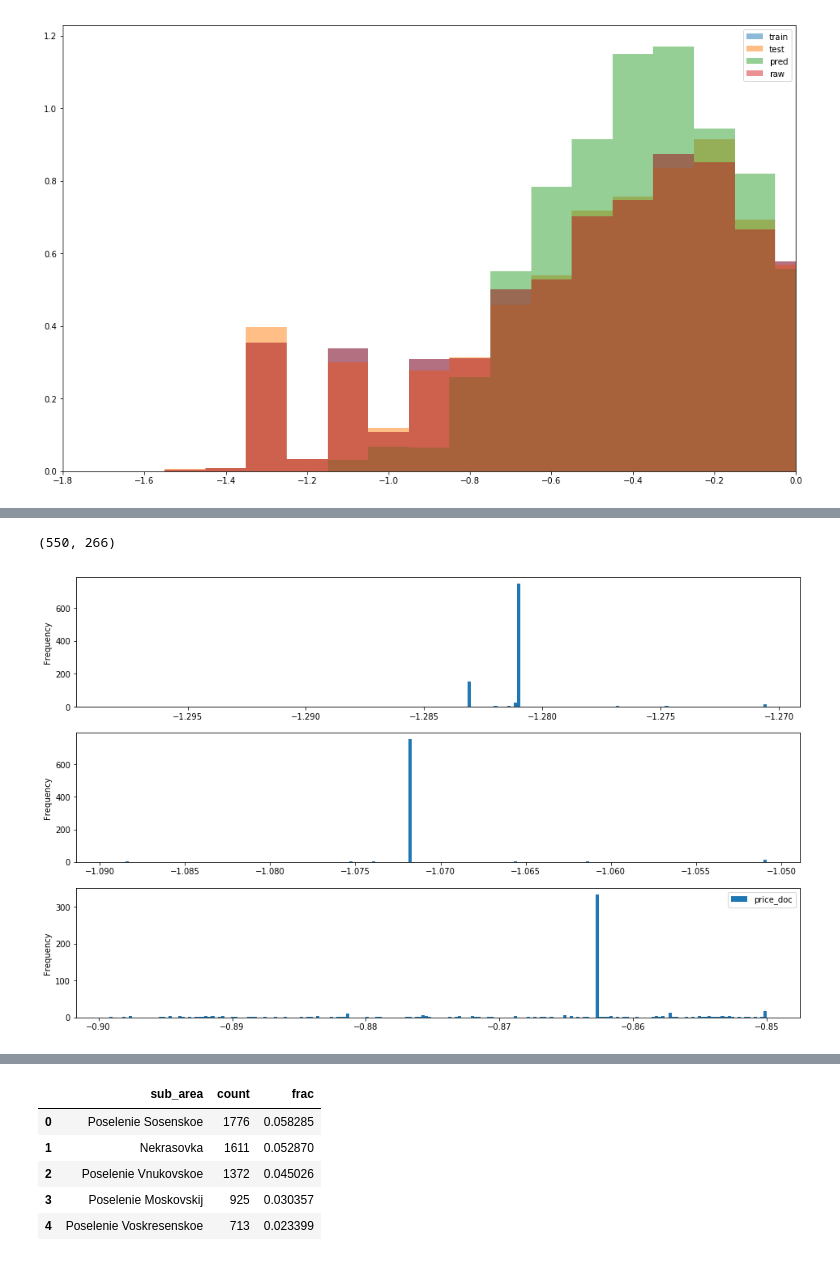
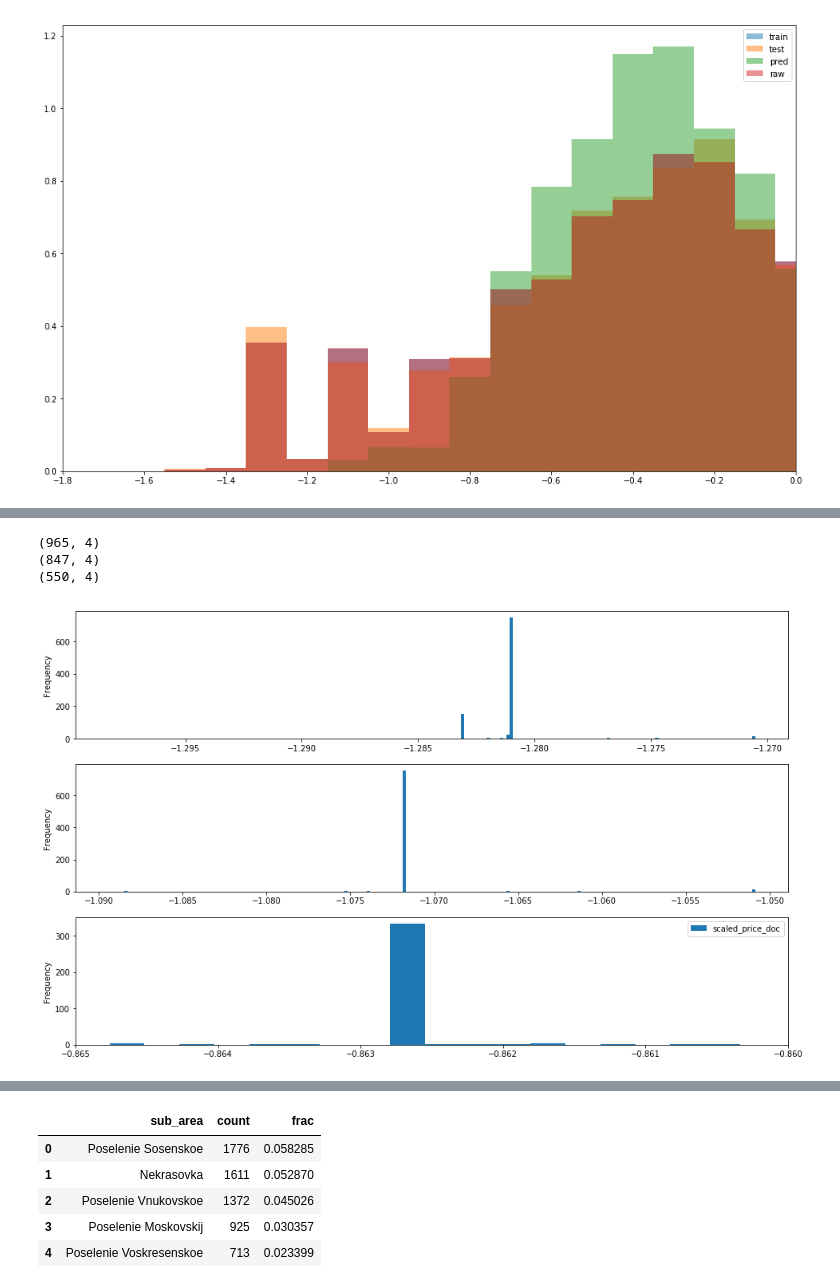
Before and after one commit to m-salewski/data-modeling-protocol, a Jupyter notebook: notebooks/modeling/sberbank_russian_housing__main.ipynb, the cells around one changed output, grey strips where cells are left out. Cells and saved outputs as stored; diff of their text form; code cells hidden in the pictures.

```diff
--- a/notebooks/modeling/sberbank_russian_housing__main.ipynb
+++ b/notebooks/modeling/sberbank_russian_housing__main.ipynb
@@ -558,3 +619,6 @@ ax.set_xlim(-1.8, 0)
 ax.legend();
 # %% [output]
 [figure]
+# %%
+df_spikes = pd.read_csv('../../datasets/sberbank-russian-housing-market/train.csv', \
+                 infer_datetime_format=True, parse_dates=['timestamp'])[['id','sub_area', 'price_doc']]
@@ -561,20 +654,24 @@ ax.legend();
+# %%
+df_spikes['scaled_price_doc'] = stasca.fit_transform(df_spikes.price_doc.values.reshape(-1,1))
 # %%
-df_left3_spike = df[(-1.3 < df['price_doc']) & (df['price_doc'] < -1.27)]
-df_left3_spike.shape
+df_left3_spike = df_spikes[(-1.3 < df_spikes['scaled_price_doc']) & (df_spikes['scaled_price_doc'] < -1.27)]
+print(df_left3_spike.shape)
 
-df_left2_spike = df[(-1.09 < df['price_doc']) & (df['price_doc'] < -1.05)]
-df_left2_spike.shape
+df_left2_spike = df_spikes[(-1.09 < df_spikes['scaled_price_doc']) & (df_spikes['scaled_price_doc'] < -1.05)]
+print(df_left2_spike.shape)
 
-df_left1_spike = df[(-0.9 < df['price_doc']) & (df['price_doc'] < -0.85)]
-df_left1_spike.shape
+df_left1_spike = df_spikes[(-0.9 < df_spikes['scaled_price_doc']) & (df_spikes['scaled_price_doc'] < -0.85)]
+print(df_left1_spike.shape)
 # %% [output]
-(550, 266)
+(965, 4)
+(847, 4)
+(550, 4)
 # %%
 fig, ax = plt.subplots(3,1,figsize=[16,10])
 ax=ax.reshape(3)
-df_left3_spike.price_doc.plot.hist(bins=200, ax=ax[0])
-df_left2_spike.price_doc.plot.hist(bins=200, ax=ax[1])
-df_left1_spike.price_doc.plot.hist(bins=200, ax=ax[2])
+df_left3_spike.scaled_price_doc.plot.hist(bins=200, ax=ax[0])
+df_left2_spike.scaled_price_doc.plot.hist(bins=200, ax=ax[1])
+df_left1_spike.scaled_price_doc.plot.hist(bins=200, ax=ax[2])
 plt.legend();
 # %% [output]
-[figure, old version]
+[figure, new version]
```
Also changed, not shown: parts of 134 cells of this notebook, 4 other files.
